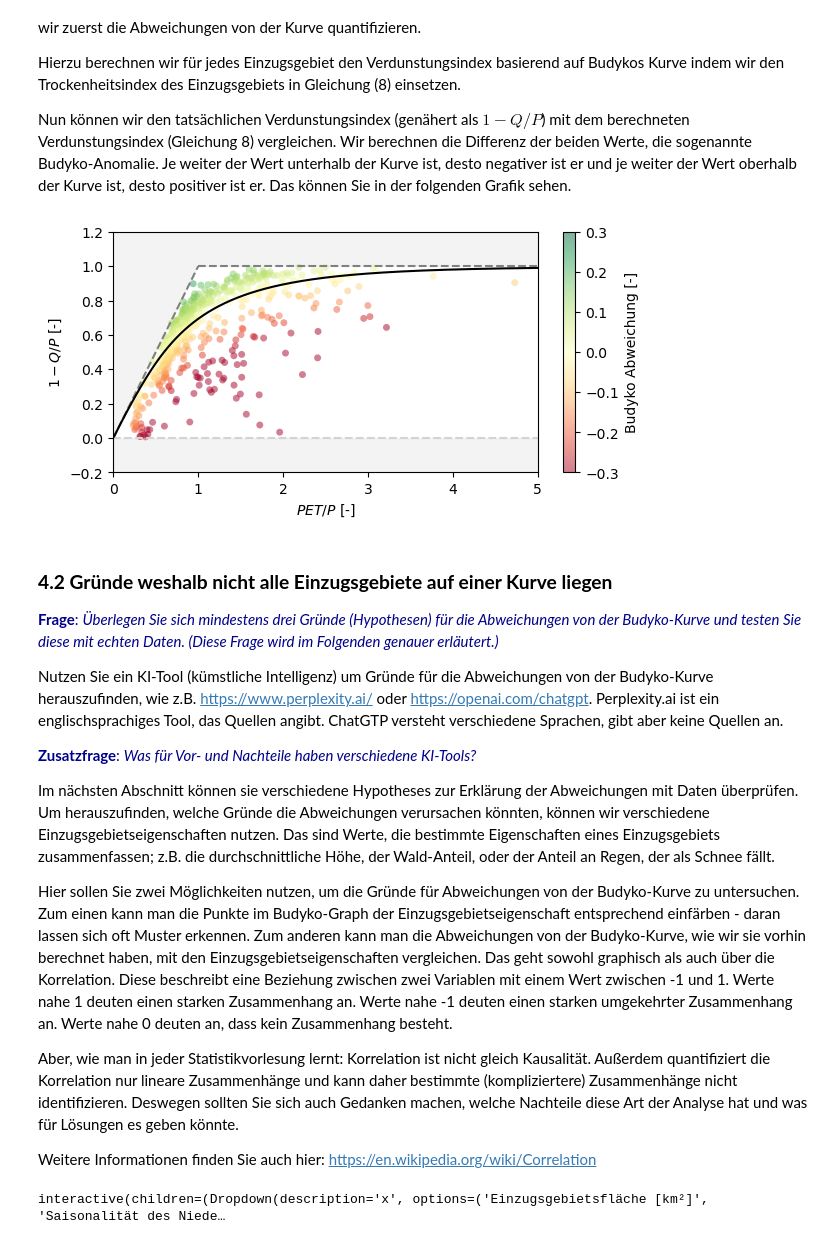
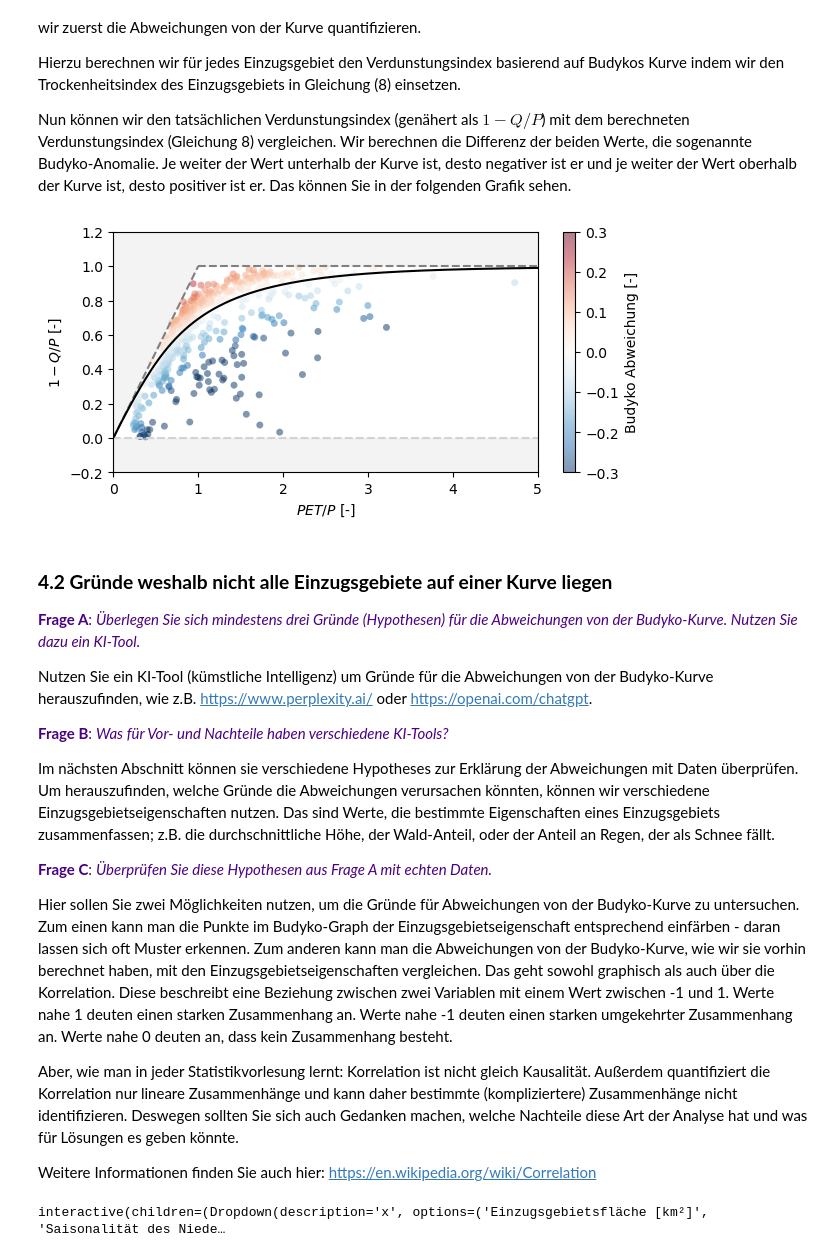
Before and after one commit to SebastianGnann/Budyko_Lehre, a Jupyter notebook: Budyko.ipynb, the cells around one changed output. Drawn from its saved outputs; the diff is of its cells as text; code cells hidden in the pictures.

```diff
--- a/Budyko.ipynb
+++ b/Budyko.ipynb
@@ -396,47 +397,50 @@ Nun können wir den tatsächlichen Verdunstungsindex (genähert als $1 - Q/P$) m
 # define function that creates a Budyko plot coloured according to Budyko anomalies
 def plot_Budyko_anomaly(*args):
 
     #todo: add dict for z name and unit
 
     # create figure
     fig = plt.figure(figsize=(6, 3), constrained_layout=True)
     axes = plt.axes()
 
     # plot catchments in Budyko space coloured according to Budyko anomalies
-    im = axes.scatter(df["aridity"], 1-df["runoff_ratio"], s=25, c=df["Budyko_anomaly"], alpha=0.5, lw=0, cmap='RdYlGn')
+    im = axes.scatter(df["aridity"], 1-df["runoff_ratio"], s=25, c=df["Budyko_anomaly"],
+                      alpha=0.5, lw=0, cmap=plt.colormaps['RdBu'].reversed())
 
     # specify axes, labels, etc.
     axes.set_xlabel("$PET/P$ [-]")
     axes.set_ylabel("$1 - Q/P$ [-]")
     axes.set_xlim([0, 5])
     axes.set_ylim([-0.2, 1.2])
     helper_fcts.plot_Budyko_limits(df["aridity"], df["runoff_ratio"], axes)
     helper_fcts.plot_Budyko_curve(np.linspace(0.01,10,1000), axes)
     #axes.set_xscale('log')
     cbar = fig.colorbar(im, ax=axes)
     cbar.set_label("Budyko Abweichung [-]")
     cbar.mappable.set_clim(vmin=-0.3,vmax=0.3)
 
     plt.show()
 
 # run the function
 plot_Budyko_anomaly()
 
 %matplotlib inline
 # %% [output]
-[figure, old version]
+[figure, new version]
 # %% [markdown]
 ### **4.2 Gründe weshalb nicht alle Einzugsgebiete auf einer Kurve liegen**
 
-<span style="color:DarkBlue">**Frage**: *Überlegen Sie sich mindestens drei Gründe (Hypothesen) für die Abweichungen von der Budyko-Kurve und testen Sie diese mit echten Daten. (Diese Frage wird im Folgenden genauer erläutert.)*</span>
+<span style="color:Indigo">**Frage A**: *Überlegen Sie sich mindestens drei Gründe (Hypothesen) für die Abweichungen von der Budyko-Kurve. Nutzen Sie dazu ein KI-Tool.*</span>
 
-Nutzen Sie ein KI-Tool (kümstliche Intelligenz) um Gründe für die Abweichungen von der Budyko-Kurve herauszufinden, wie z.B. https://www.perplexity.ai/ oder https://openai.com/chatgpt. Perplexity.ai ist ein englischsprachiges Tool, das Quellen angibt. ChatGTP versteht verschiedene Sprachen, gibt aber keine Quellen an.
+Nutzen Sie ein KI-Tool (kümstliche Intelligenz) um Gründe für die Abweichungen von der Budyko-Kurve herauszufinden, wie z.B. https://www.perplexity.ai/ oder https://openai.com/chatgpt.
 
-<span style="color:DarkBlue">**Zusatzfrage**: *Was für Vor- und Nachteile haben verschiedene KI-Tools?*</span>
+<span style="color:Indigo">**Frage B**: *Was für Vor- und Nachteile haben verschiedene KI-Tools?*</span>
 
 Im nächsten Abschnitt können sie verschiedene Hypotheses zur Erklärung der Abweichungen mit Daten überprüfen.
 Um herauszufinden, welche Gründe die Abweichungen verursachen könnten, können wir verschiedene Einzugsgebietseigenschaften nutzen.
 Das sind Werte, die bestimmte Eigenschaften eines Einzugsgebiets zusammenfassen; z.B. die durchschnittliche Höhe, der Wald-Anteil, oder der Anteil an Regen, der als Schnee fällt.
+
+<span style="color:Indigo">**Frage C**: *Überprüfen Sie diese Hypothesen aus Frage A mit echten Daten.*</span>
 
 Hier sollen Sie zwei Möglichkeiten nutzen, um die Gründe für Abweichungen von der Budyko-Kurve zu untersuchen.
 Zum einen kann man die Punkte im Budyko-Graph der Einzugsgebietseigenschaft entsprechend einfärben - daran lassen sich oft Muster erkennen.
```
Also changed, not shown: parts of 14 cells of this notebook.
